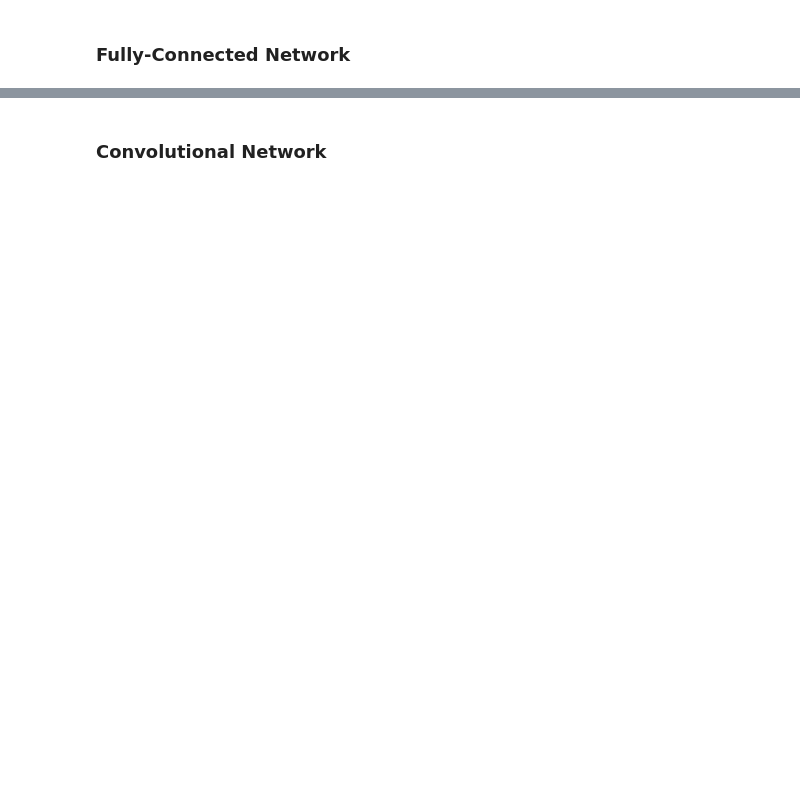
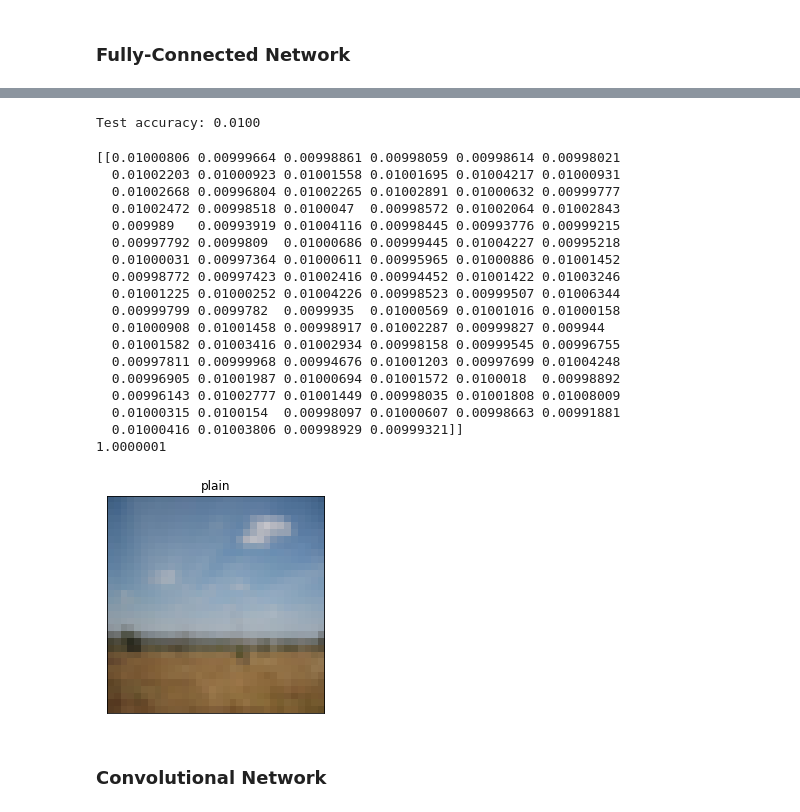
Before and after one commit to tylerganter/deep-practice, a Jupyter notebook: image_classification/cifar100_classifier.ipynb, the cells around one changed output, grey strips where cells are left out. Cells and saved outputs as stored; diff of their text form; code cells hidden in the pictures; blank space fills up the shorter version.

Commit message:
softmax and pred

```diff
--- a/image_classification/cifar100_classifier.ipynb
+++ b/image_classification/cifar100_classifier.ipynb
@@ -163,6 +180,7 @@ print("Test label shape:  {}".format(y_test_cat.shape))
 # %%
 fc_model = models.Sequential()
 fc_model.add(layers.Dense(512, activation="relu", input_shape=(np.prod(input_shape),)))
-fc_model.add(layers.Dense(num_classes, activation="relu"))
+fc_model.add(layers.Dense(num_classes, activation="softmax"))
 
 fc_model.summary()
+print("Input shape: {}".format(fc_model.input_shape))
@@ -186,3 +239,5 @@ fc_model.fit(x_train_flat, y_train_cat, epochs=10, batch_size=128);
 # %%
 test_loss, test_acc = fc_model.evaluate(x_test_flat, y_test_cat, verbose=0)
 print("Test accuracy: {:.4f}".format(test_acc))
+# %% [output]
+Test accuracy: 0.0100
@@ -189,3 +248,36 @@ print("Test accuracy: {:.4f}".format(test_acc))
+# %%
+random.seed(1)
+IDX = random.randint(0, x_train.shape[0])
+x = x_train[IDX]
+
+ax = plt.gca()
+ax.imshow(x)
+ax.set_title(fine_labels_map[int(y_train[IDX])])
+ax.get_xaxis().set_visible(False)
+ax.get_yaxis().set_visible(False)
+
+y_pred = fc_model.predict(np.expand_dims(x.flatten(), 0))
+print(np.sum(y_pred))
+# %% [output]
+[[0.01000806 0.00999664 0.00998861 0.00998059 0.00998614 0.00998021
+  0.01002203 0.01000923 0.01001558 0.01001695 0.01004217 0.01000931
+  0.01002668 0.00996804 0.01002265 0.01002891 0.01000632 0.00999777
+  0.01002472 0.00998518 0.0100047  0.00998572 0.01002064 0.01002843
+  0.009989   0.00993919 0.01004116 0.00998445 0.00993776 0.00999215
+  0.00997792 0.0099809  0.01000686 0.00999445 0.01004227 0.00995218
+  0.01000031 0.00997364 0.01000611 0.00995965 0.01000886 0.01001452
+  0.00998772 0.00997423 0.01002416 0.00994452 0.01001422 0.01003246
+  0.01001225 0.01000252 0.01004226 0.00998523 0.00999507 0.01006344
+  0.00999799 0.0099782  0.0099935  0.01000569 0.01001016 0.01000158
+  0.01000908 0.01001458 0.00998917 0.01002287 0.00999827 0.009944
+  0.01001582 0.01003416 0.01002934 0.00998158 0.00999545 0.00996755
+  0.00997811 0.00999968 0.00994676 0.01001203 0.00997699 0.01004248
+  0.00996905 0.01001987 0.01000694 0.01001572 0.0100018  0.00998892
+  0.00996143 0.01002777 0.01001449 0.00998035 0.01001808 0.01008009
+  0.01000315 0.0100154  0.00998097 0.01000607 0.00998663 0.00991881
+  0.01000416 0.01003806 0.00998929 0.00999321]]
+1.0000001
+[figure, added]
 # %% [markdown]
 ### Convolutional Network
 # %%
```
Also changed, not shown: parts of 14 cells of this notebook.
